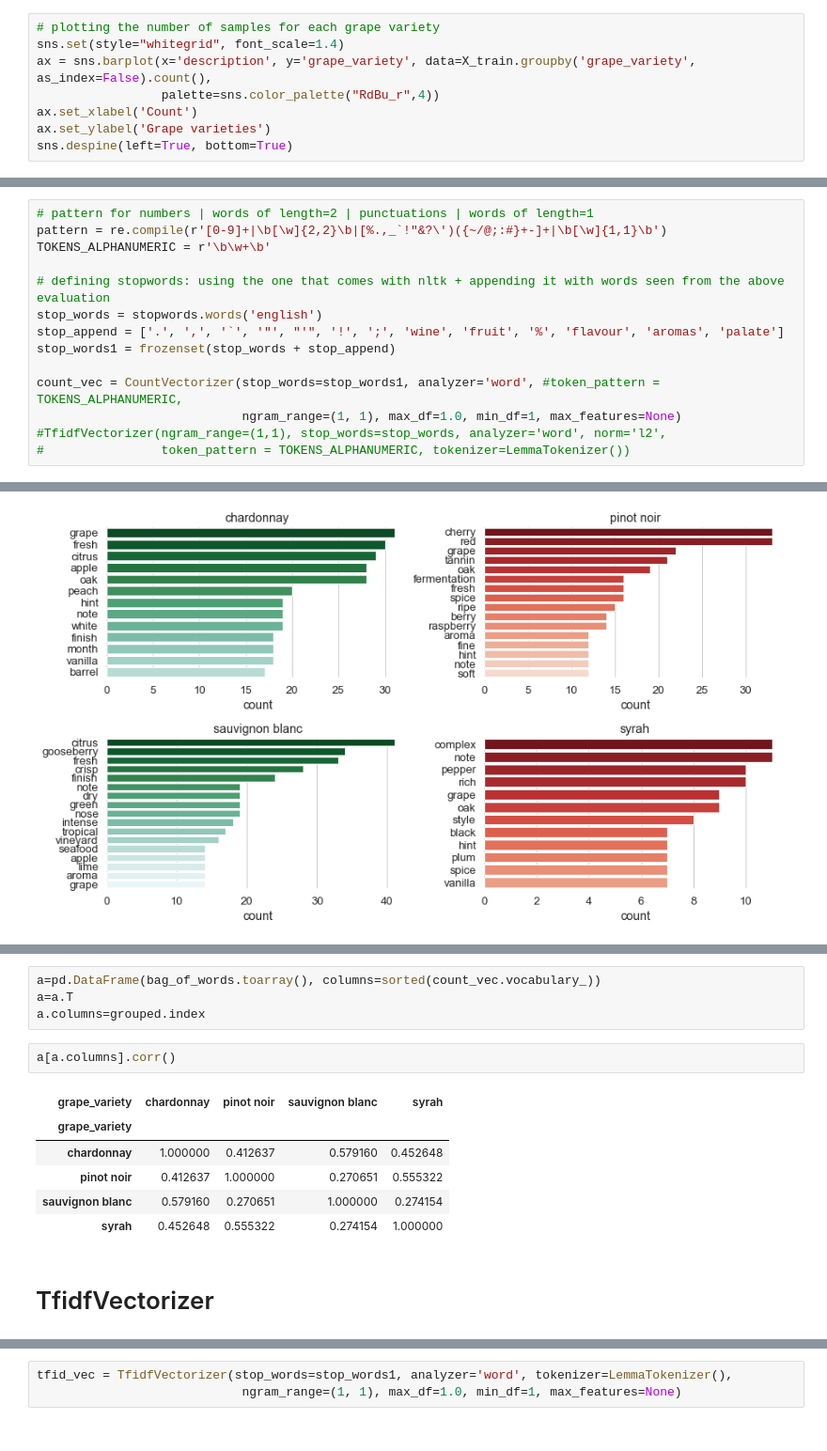
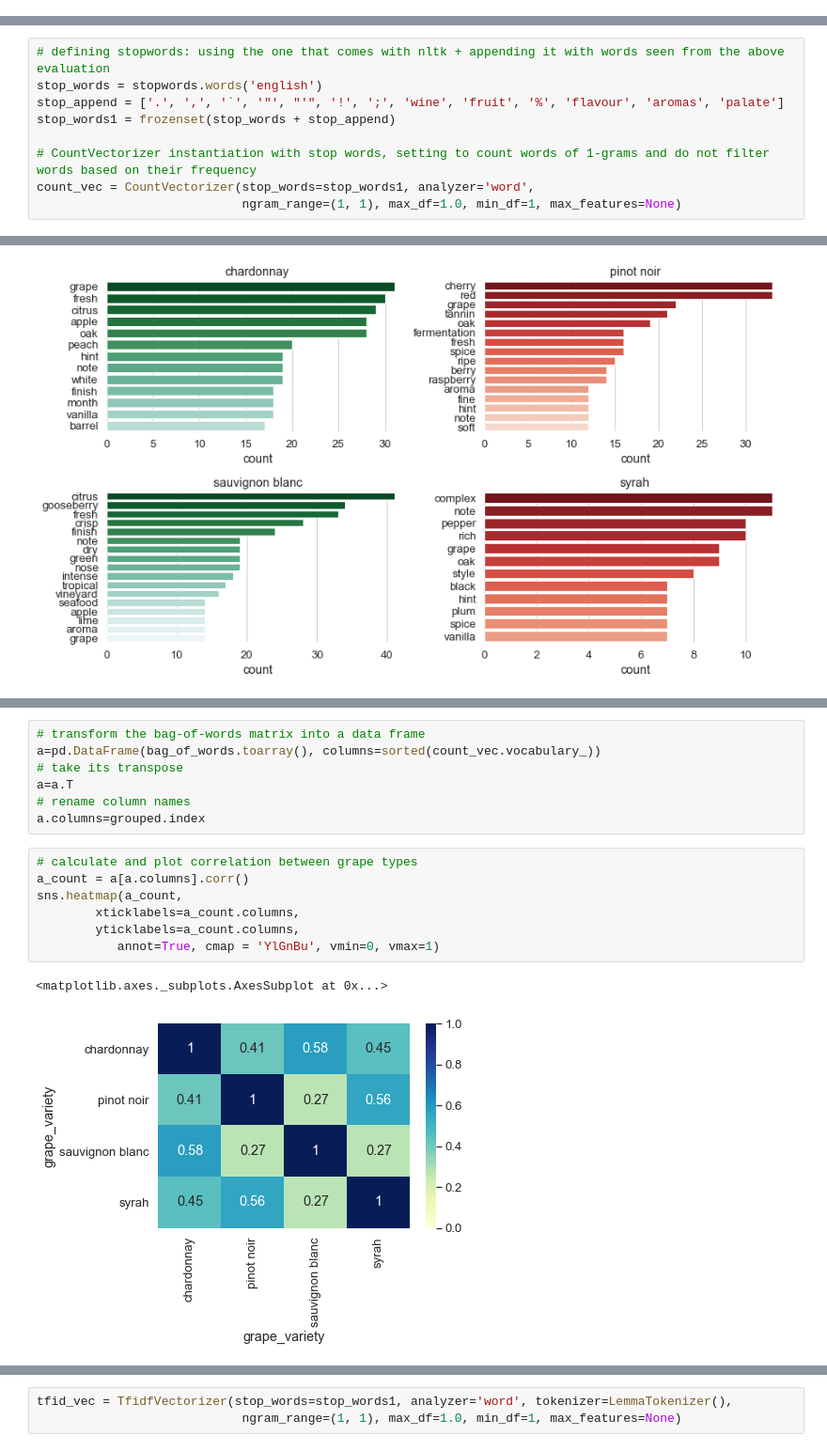
Before and after one commit to diveki/diveki.github.io, a Jupyter notebook: body_texts/vectorizer_publish.ipynb, the cells around one changed output, grey strips where cells are left out. Shown at 94% size. Drawn from its saved outputs; the diff is of its cells as text.

Commit message:
added vectorizer text updated

```diff
--- a/body_texts/vectorizer_publish.ipynb
+++ b/body_texts/vectorizer_publish.ipynb
@@ -88,11 +97,3 @@ target = 'grape_variety'
 
 X_train, X_test, y_train, y_test = train_test_split(data_input[combined_features], data_input[target],
                                                     test_size=0.33, random_state=42)
-# %%
-# plotting the number of samples for each grape variety
-sns.set(style="whitegrid", font_scale=1.4)
-ax = sns.barplot(x='description', y='grape_variety', data=X_train.groupby('grape_variety', as_index=False).count(),
-                 palette=sns.color_palette("RdBu_r",4))
-ax.set_xlabel('Count')
-ax.set_ylabel('Grape varieties')
-sns.despine(left=True, bottom=True)
@@ -122,14 +136,9 @@ Without token patterns.
 # %%
-# pattern for numbers | words of length=2 | punctuations | words of length=1
-pattern = re.compile(r'[0-9]+|\b[\w]{2,2}\b|[%.,_`!"&?\')({~/@;:#}+-]+|\b[\w]{1,1}\b')
-TOKENS_ALPHANUMERIC = r'\b\w+\b'
-
 # defining stopwords: using the one that comes with nltk + appending it with words seen from the above evaluation
 stop_words = stopwords.words('english')
 stop_append = ['.', ',', '`', '"', "'", '!', ';', 'wine', 'fruit', '%', 'flavour', 'aromas', 'palate']
 stop_words1 = frozenset(stop_words + stop_append)
 
-count_vec = CountVectorizer(stop_words=stop_words1, analyzer='word', #token_pattern = TOKENS_ALPHANUMERIC,
+# CountVectorizer instantiation with stop words, setting to count words of 1-grams and do not filter words based on their frequency
+count_vec = CountVectorizer(stop_words=stop_words1, analyzer='word',
                             ngram_range=(1, 1), max_df=1.0, min_df=1, max_features=None)
-#TfidfVectorizer(ngram_range=(1,1), stop_words=stop_words, analyzer='word', norm='l2',
-#                token_pattern = TOKENS_ALPHANUMERIC, tokenizer=LemmaTokenizer())
@@ -273,15 +316,17 @@ barplot_wordcounts(df_count, grouped.index, m=2, limit=15)
 # %%
+# transform the bag-of-words matrix into a data frame
 a=pd.DataFrame(bag_of_words.toarray(), columns=sorted(count_vec.vocabulary_))
+# take its transpose
 a=a.T
+# rename column names
 a.columns=grouped.index
-# %%
-a[a.columns].corr()
-# %% [output]
-| grape_variety | chardonnay | pinot noir | sauvignon blanc | syrah |
-| grape_variety |  |  |  |  |
-| chardonnay | 1.000000 | 0.412637 | 0.579160 | 0.452648 |
-| pinot noir | 0.412637 | 1.000000 | 0.270651 | 0.555322 |
-| sauvignon blanc | 0.579160 | 0.270651 | 1.000000 | 0.274154 |
-| syrah | 0.452648 | 0.555322 | 0.274154 | 1.000000 |
-# %% [markdown]
-# TfidfVectorizer
+# %%
+# calculate and plot correlation between grape types
+a_count = a[a.columns].corr()
+sns.heatmap(a_count,
+        xticklabels=a_count.columns,
+        yticklabels=a_count.columns,
+           annot=True, cmap = 'YlGnBu', vmin=0, vmax=1)
+# %% [output]
+<matplotlib.axes._subplots.AxesSubplot at 0x...>
+[figure, added]
```
Also changed, not shown: parts of 44 cells of this notebook.
